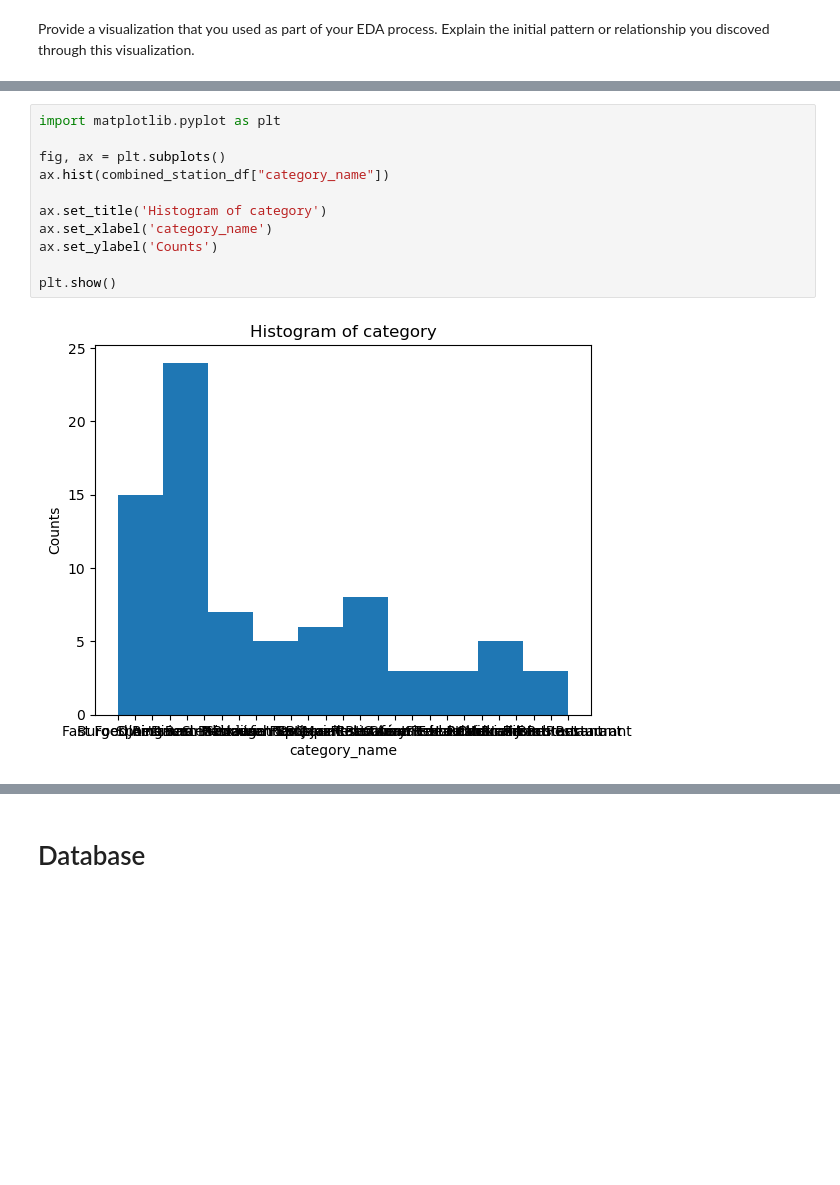
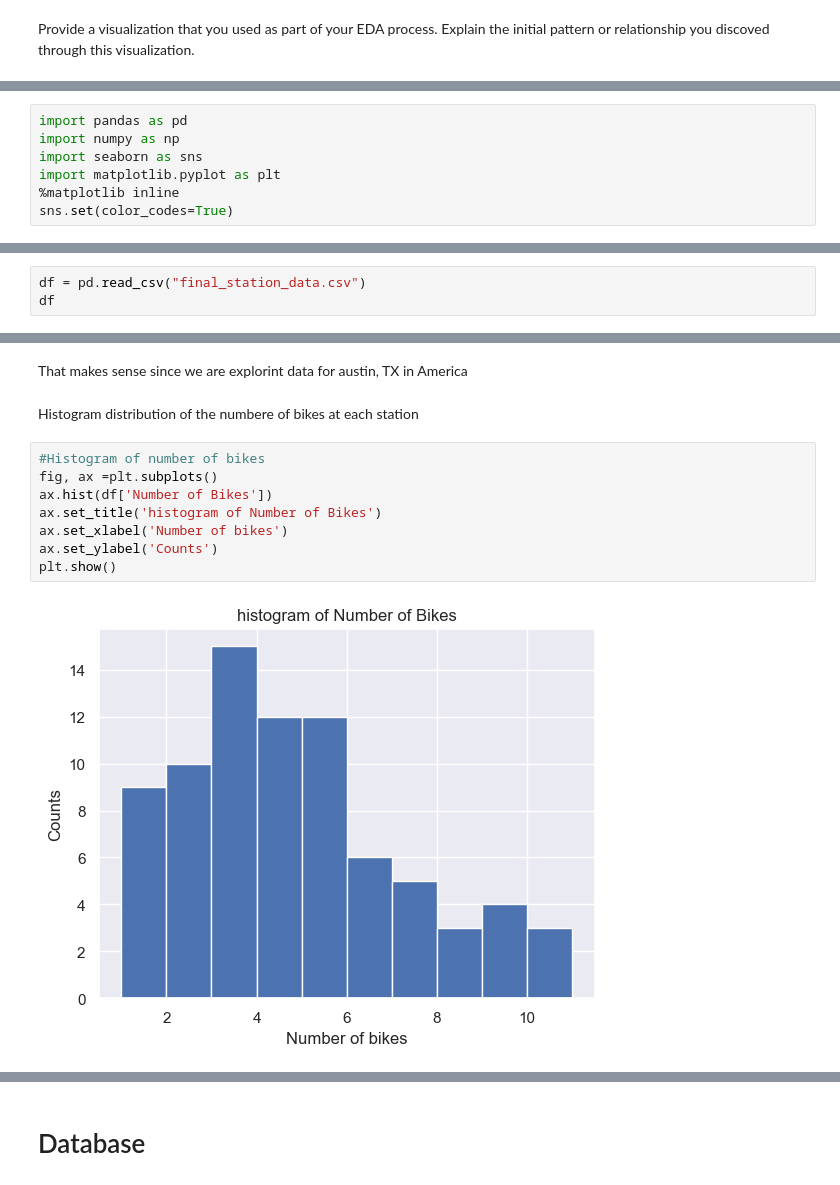
Before and after one commit to LaraOnipede/Stat-Modelling-with-Python, a Jupyter notebook: notebooks/joining_data.ipynb, the cells around one changed output, grey strips where cells are left out. Saved outputs shown, nothing was run; the diff lists cells and outputs as text; blank space fills up the shorter version.

Commit message:
Visual explorations of the stations data

```diff
--- a/notebooks/joining_data.ipynb
+++ b/notebooks/joining_data.ipynb
@@ -83,0 +84,7 @@ The foursquare_yelp data will be used for futher analysis
+# %%
+import pandas as pd
+import numpy as np
+import seaborn as sns
+import matplotlib.pyplot as plt
+%matplotlib inline
+sns.set(color_codes=True)
@@ -83,0 +93,3 @@ The foursquare_yelp data will be used for futher analysis
+# %%
+df = pd.read_csv("final_station_data.csv")
+df
@@ -84,13 +136,14 @@ The foursquare_yelp data will be used for futher analysis
+# %% [markdown]
+That makes sense since we are explorint data for austin, TX in America
+# %% [markdown]
+Histogram distribution of the numbere of bikes at each station
 # %%
-import matplotlib.pyplot as plt
-
-fig, ax = plt.subplots()
-ax.hist(combined_station_df["category_name"])
-
-ax.set_title('Histogram of category')
-ax.set_xlabel('category_name')
+#Histogram of number of bikes
+fig, ax =plt.subplots()
+ax.hist(df['Number of Bikes'])
+ax.set_title('histogram of Number of Bikes')
+ax.set_xlabel('Number of bikes')
 ax.set_ylabel('Counts')
-
 plt.show()
 # %% [output]
-[figure, old version]
+[figure, new version]
```
Also changed, not shown: parts of 22 cells of this notebook.
